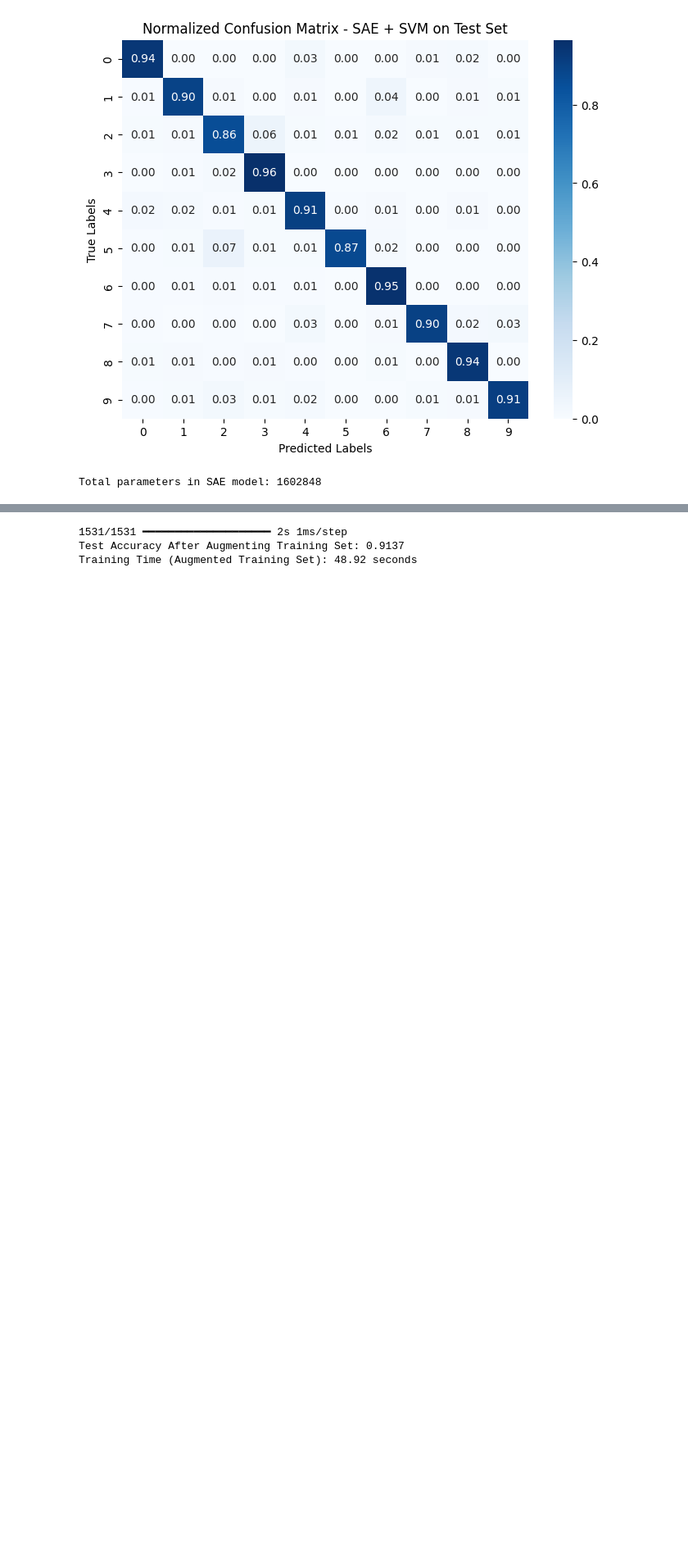
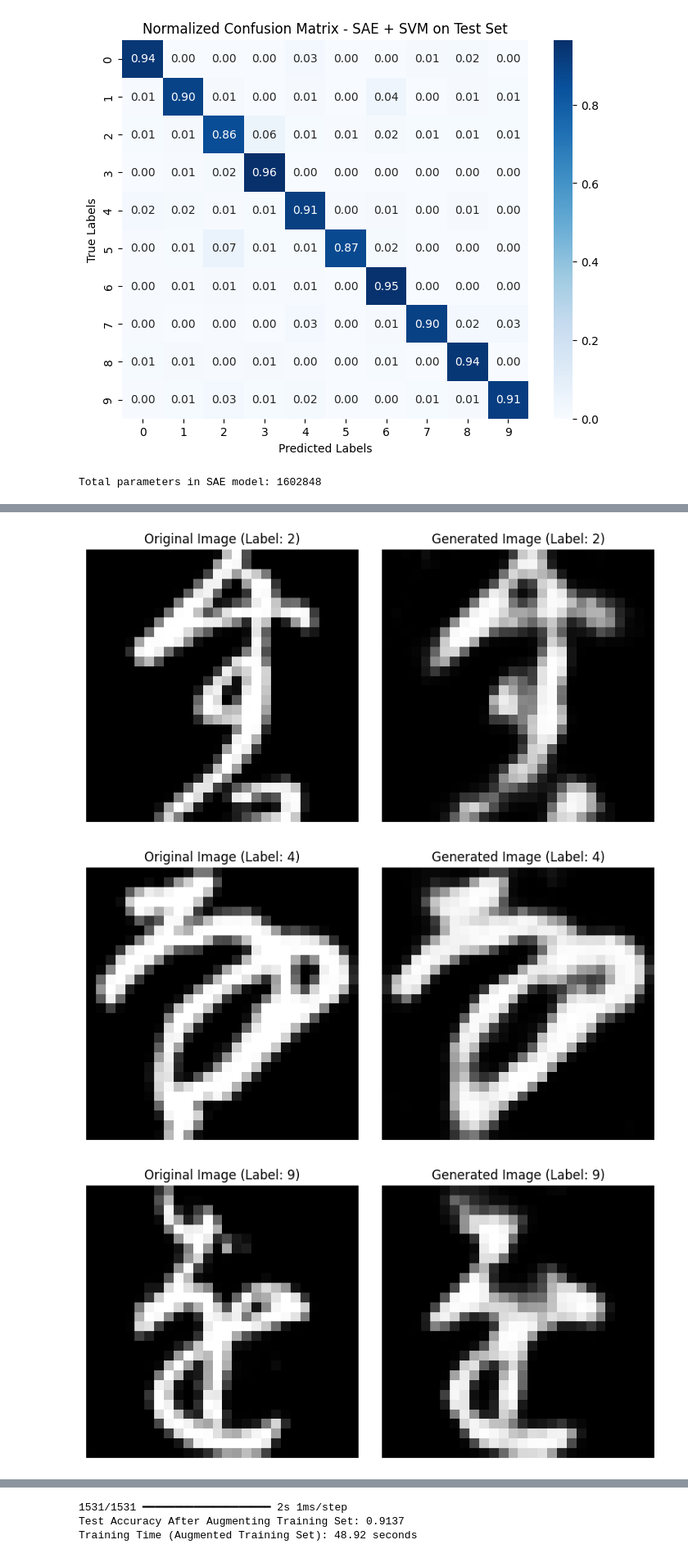
Before and after one commit to Charles980903/Proj2, a Jupyter notebook: Another_copy_of_Untitled5.ipynb, the cells around one changed output, grey strips where cells are left out. Shown at 82% size. Cells and saved outputs as stored; diff of their text form; code cells hidden in the pictures; blank space fills up the shorter version.

```diff
--- a/Another_copy_of_Untitled5.ipynb
+++ b/Another_copy_of_Untitled5.ipynb
@@ -467,0 +420,43 @@ for i in range(num_images):
+# %%
+# Generate bottleneck codes and their corresponding labels
+num_images = 10  # Number of images to generate
+bottleneck_size = autoencoder.get_layer('bottleneck').units  # Automatically determine bottleneck size
+labels = np.random.choice(np.unique(y_train), size=num_images)  # Randomly select labels
+bottleneck_codes = []
+
+# Generate representative bottleneck codes based on the labels
+bottleneck_model = Model(inputs=autoencoder.input, outputs=autoencoder.get_layer('bottleneck').output)
+for label in labels:
+    # Select a representative sample from the training set for each label
+    class_indices = np.where(y_train == label)[0]
+    representative_code = bottleneck_model.predict(x_train[class_indices[:1]])[0]
+    bottleneck_codes.append(representative_code)
+
+bottleneck_codes = np.array(bottleneck_codes)
+
+# Use the decoder to generate images
+generated_images = decoder.predict(bottleneck_codes)
+
+# Visualize the generated images, their corresponding labels, and the original pictures
+for i in range(num_images):
+    original_idx = np.where(y_train == labels[i])[0][0]  # Find the original index
+    original_image = x_train[original_idx].reshape(28, 28)  # Reshape original image
+
+    # Plot side-by-side comparison
+    plt.figure(figsize=(8, 4))
+
+    # Original image
+    plt.subplot(1, 2, 1)
+    plt.imshow(original_image, cmap='gray')
+    plt.title(f"Original Image (Label: {labels[i]})")
+    plt.axis('off')
+
+    # Generated image
+    plt.subplot(1, 2, 2)
+    plt.imshow(generated_images[i].reshape(28, 28), cmap='gray')
+    plt.title(f"Generated Image (Label: {labels[i]})")
+    plt.axis('off')
+
+    plt.tight_layout()
+    plt.show()
+# %% [output]
@@ -467,0 +474,3 @@ for i in range(num_images):
+[figure, added]
+[figure, added]
+[figure, added]
```
Also changed, not shown: parts of 3 cells of this notebook.
